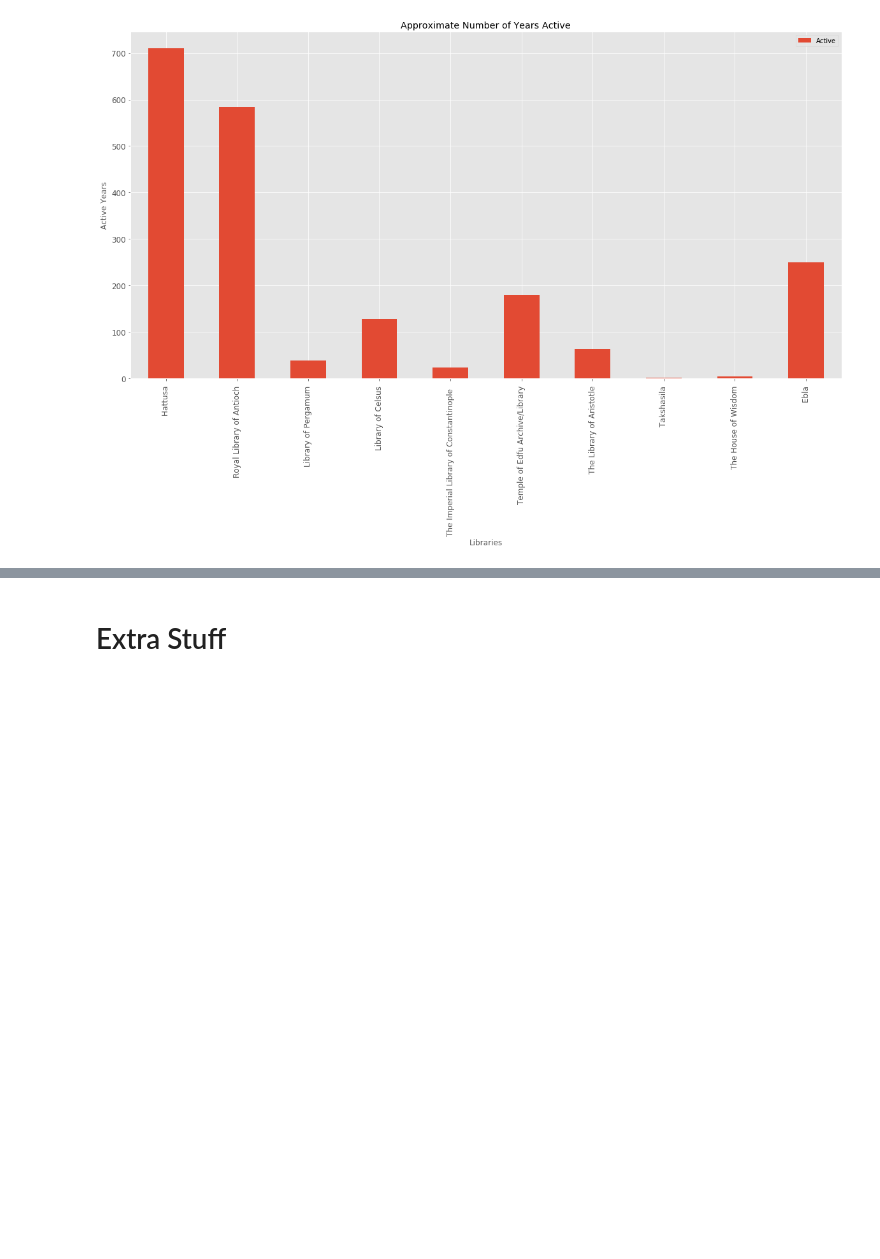
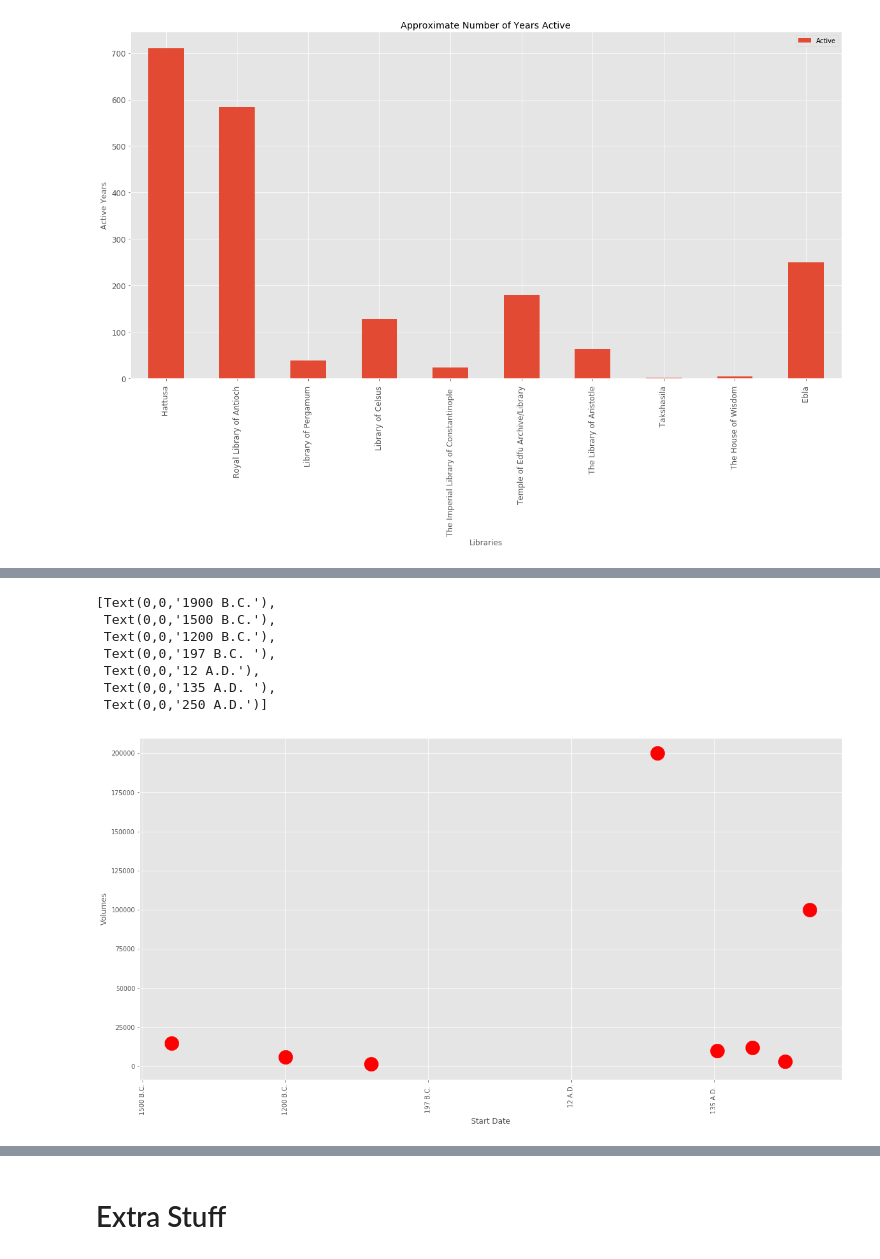
Before and after one commit to Data-HistoryLovers/Hist_Blogs, a Jupyter notebook: Hist01_AncientLibraries.ipynb, the cells around one changed output, grey strips where cells are left out. Cells and saved outputs as stored; diff of their text form; code cells hidden in the pictures; blank space fills up the shorter version.

```diff
--- a/Hist01_AncientLibraries.ipynb
+++ b/Hist01_AncientLibraries.ipynb
@@ -454,0 +469,15 @@ plt.show()
+# %%
+Archives.sort_values("Start_Date_Y", inplace=True)
+ax = Archives.plot(kind='scatter', x= 'Start_Date_Y', y= 'Amount', s = 500, figsize=(20, 10), c = 'red', legend = True)
+ax.set_xlabel("Start Date",fontsize=12)
+ax.set_ylabel("Volumes",fontsize=12)
+ax.set_xticklabels(Archives['Start_Date'], rotation=90)
+# %% [output]
+[Text(0,0,'1900 B.C.'),
+ Text(0,0,'1500 B.C.'),
+ Text(0,0,'1200 B.C.'),
+ Text(0,0,'197 B.C. '),
+ Text(0,0,'12 A.D.'),
+ Text(0,0,'135 A.D. '),
+ Text(0,0,'250 A.D.')]
+[figure, added]
```
Also changed, not shown: parts of 7 cells of this notebook, 5 other files.
